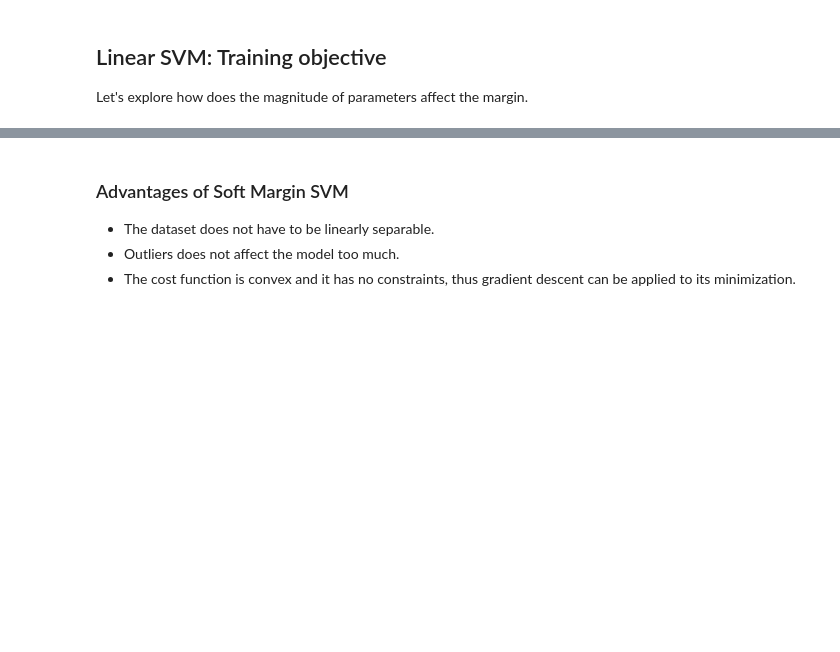
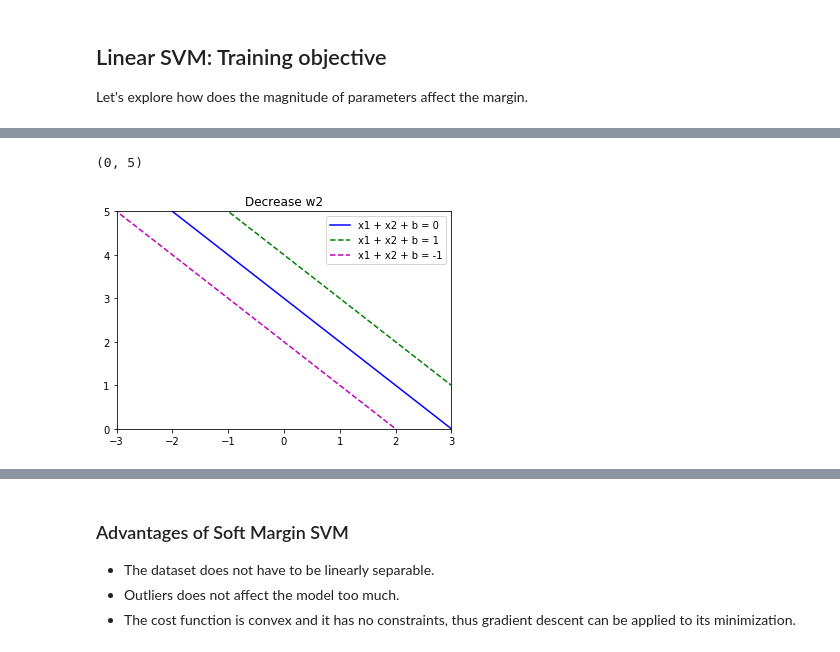
Before and after one commit to ch00226855/CMP414-765_Spring2020, a Jupyter notebook: Week08_SupportVectorMachine.ipynb, the cells around one changed output, grey strips where cells are left out. Saved outputs shown, nothing was run; the diff lists cells and outputs as text; code cells hidden in the pictures; blank space fills up the shorter version.

```diff
--- a/Week08_SupportVectorMachine.ipynb
+++ b/Week08_SupportVectorMachine.ipynb
@@ -96,0 +126,28 @@ plt.ylim([0, 5])
+# %%
+# Decrease w2 from 2 to 1 from the original model,
+# and plot the new decision margin.
+
+w1, w2, b = 1, 1, -3
+x1_coordinates = np.array([-5, 5])
+# w1 * x1 + w2 * x2 + b = 0
+# w2 * x2 = -w1 * x1 - b
+# x2 = (-w1 * x1 - b) / w2
+x2_coordinates = (-w1 * x1_coordinates - b) / w2
+plt.plot(x1_coordinates, x2_coordinates, 'b-', label="x1 + x2 + b = 0")
+
+# w1 * x1 + w2 *x2 + b = 1
+# w2 * x2 = (-w1 * x1 - b + 1)
+# x2 = (-w1 * x1 - b + 1) / w2
+x2_coordinates_1 = (-w1 * x1_coordinates - b + 1) / w2
+plt.plot(x1_coordinates, x2_coordinates_1, 'g--', label="x1 + x2 + b = 1")
+
+x2_coordinates_1 = (-w1 * x1_coordinates - b - 1) / w2
+plt.plot(x1_coordinates, x2_coordinates_1, 'm--', label="x1 + x2 + b = -1")
+plt.legend()
+
+plt.title(r"Decrease w2")
+plt.xlim([-3, 3])
+plt.ylim([0, 5])
+# %% [output]
+(0, 5)
+[figure, added]
```
Also changed, not shown: parts of 7 cells of this notebook.
